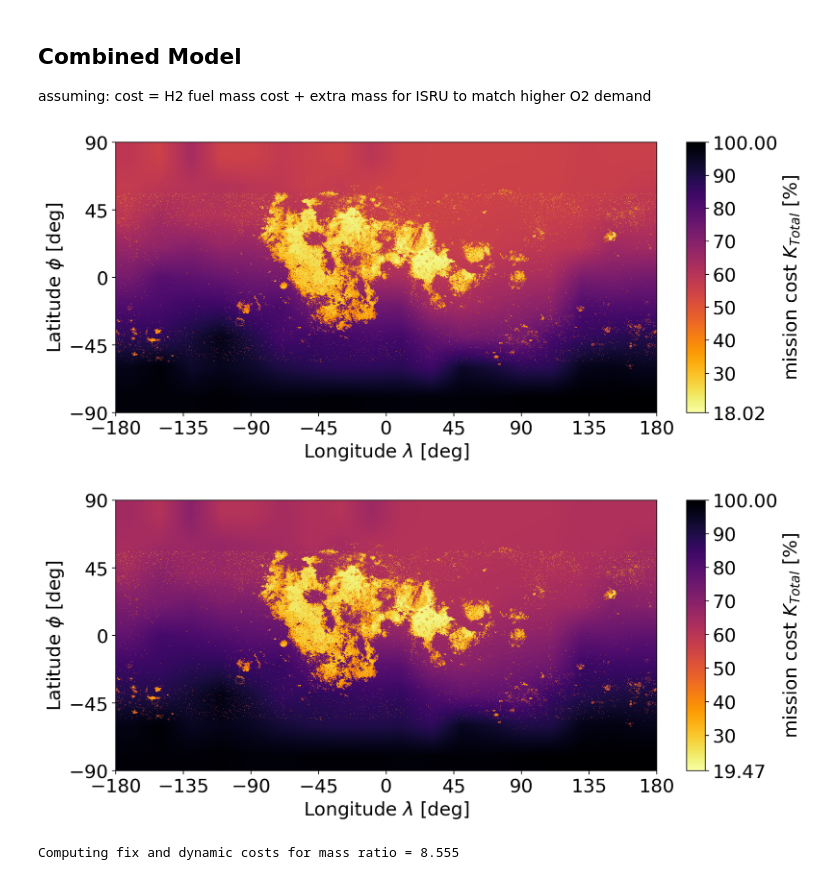
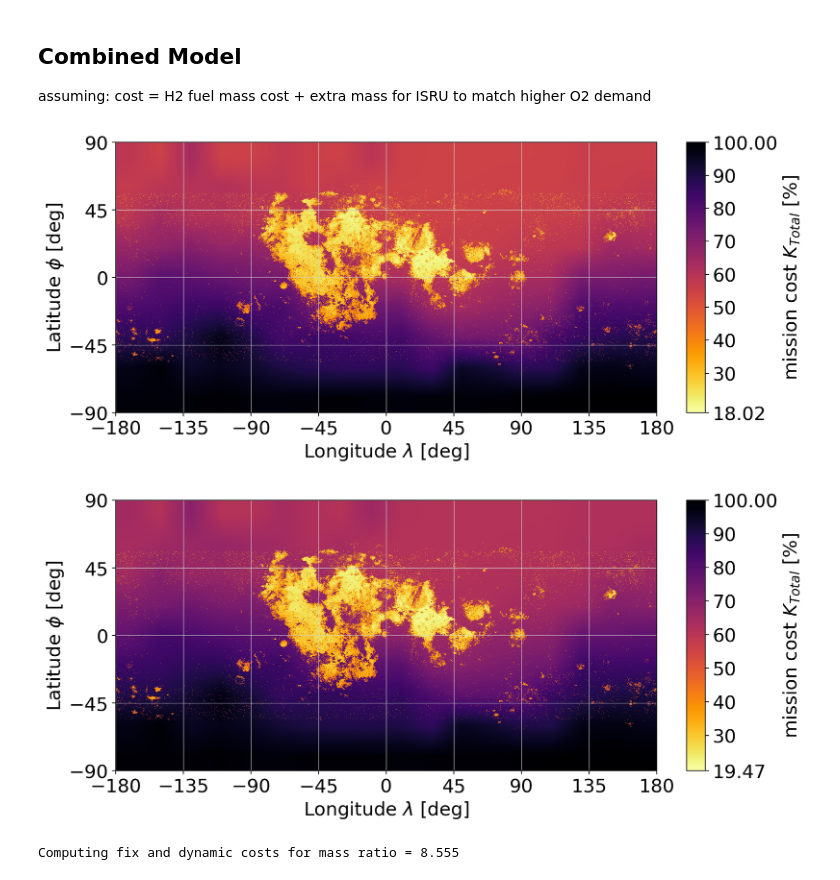
Before and after one commit to Sven-J-Steinert/10.3389-frspt.2024.1352213, a Jupyter notebook: C_Joined_model.ipynb, the cells around one changed output. Cells and saved outputs as stored; diff of their text form; code cells hidden in the pictures.

```diff
--- a/C_Joined_model.ipynb
+++ b/C_Joined_model.ipynb
@@ -114,15 +114,15 @@ def total_costs_advanced_2_5(years, return_splits=False):
 # %%
 Total_cost_map_advanced_1_5 = total_costs_advanced_1_5(20)
 # %%
-plot_map(Total_cost_map_advanced_1_5,np.max(Total_cost_map_advanced_1_5)/100,'mission cost $K_{Total}$ [%]',(-90,90),(-180,180),cmap=revinferno,i_steps=np.array([30,40,50,60,70,80,90])*(np.max(Total_cost_map_advanced_1_5)/100),silent=True,labelsize=18,save="Total_Cost_NRHO_1_5.pdf")
+plot_map(Total_cost_map_advanced_1_5,np.max(Total_cost_map_advanced_1_5)/100,'mission cost $K_{Total}$ [%]',(-90,90),(-180,180),cmap=revinferno,i_steps=np.array([30,40,50,60,70,80,90])*(np.max(Total_cost_map_advanced_1_5)/100),silent=True,labelsize=18,save="Total_Cost_NRHO_1_5.pdf",gridcolor='lightgray')
 # %% [output]
-[figure, old version]
+[figure, new version]
 # %%
 Total_cost_map_advanced_2_5 = total_costs_advanced_2_5(20)
 # %%
-plot_map(Total_cost_map_advanced_2_5,np.max(Total_cost_map_advanced_2_5)/100,'mission cost $K_{Total}$ [%]',(-90,90),(-180,180),cmap=revinferno,i_steps=np.array([30,40,50,60,70,80,90])*(np.max(Total_cost_map_advanced_2_5)/100),silent=True,labelsize=18,save="Total_Cost_NRHO_2_0.pdf")
+plot_map(Total_cost_map_advanced_2_5,np.max(Total_cost_map_advanced_2_5)/100,'mission cost $K_{Total}$ [%]',(-90,90),(-180,180),cmap=revinferno,i_steps=np.array([30,40,50,60,70,80,90])*(np.max(Total_cost_map_advanced_2_5)/100),silent=True,labelsize=18,save="Total_Cost_NRHO_2_0.pdf",gridcolor='lightgray')
 # %% [output]
-[figure, old version]
+[figure, new version]
 # %%
 r_m_1 = '8.555'
 r_m_2 = '10.688'
```
Also changed, not shown: 11 other files.
